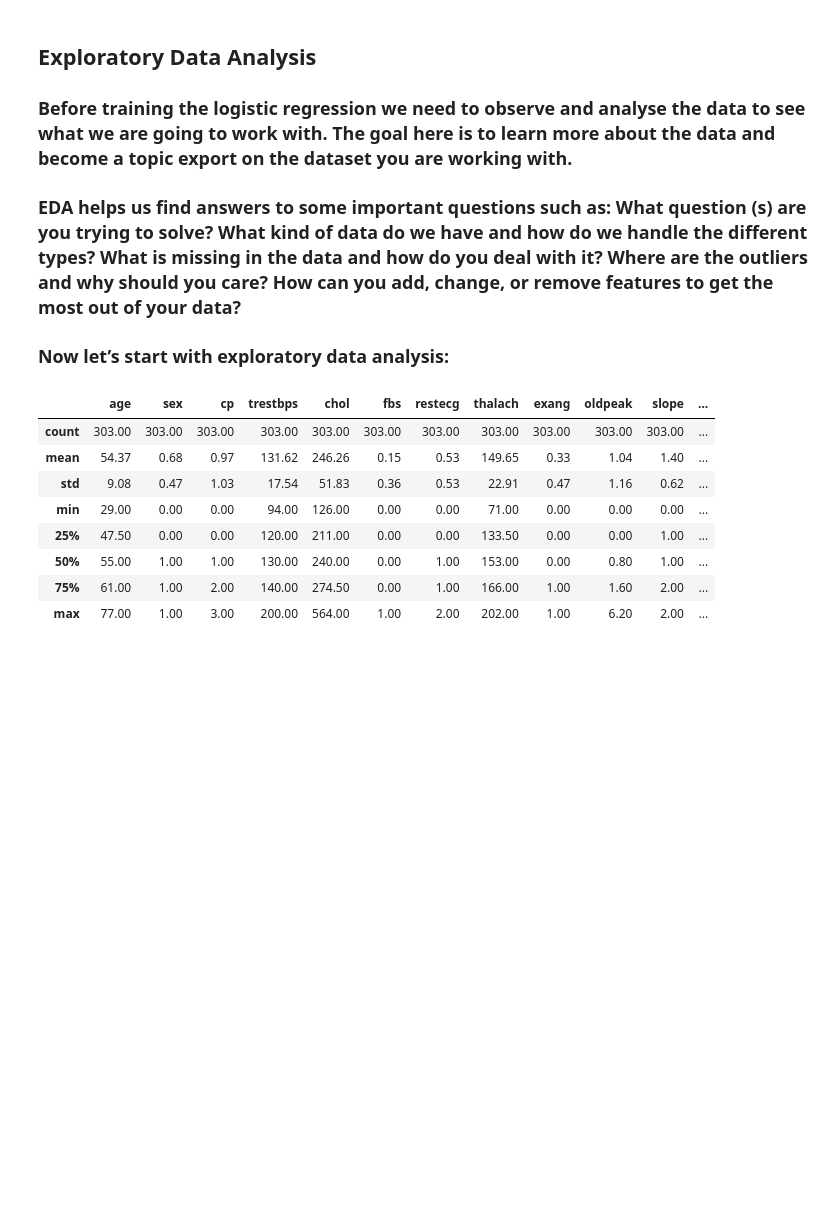
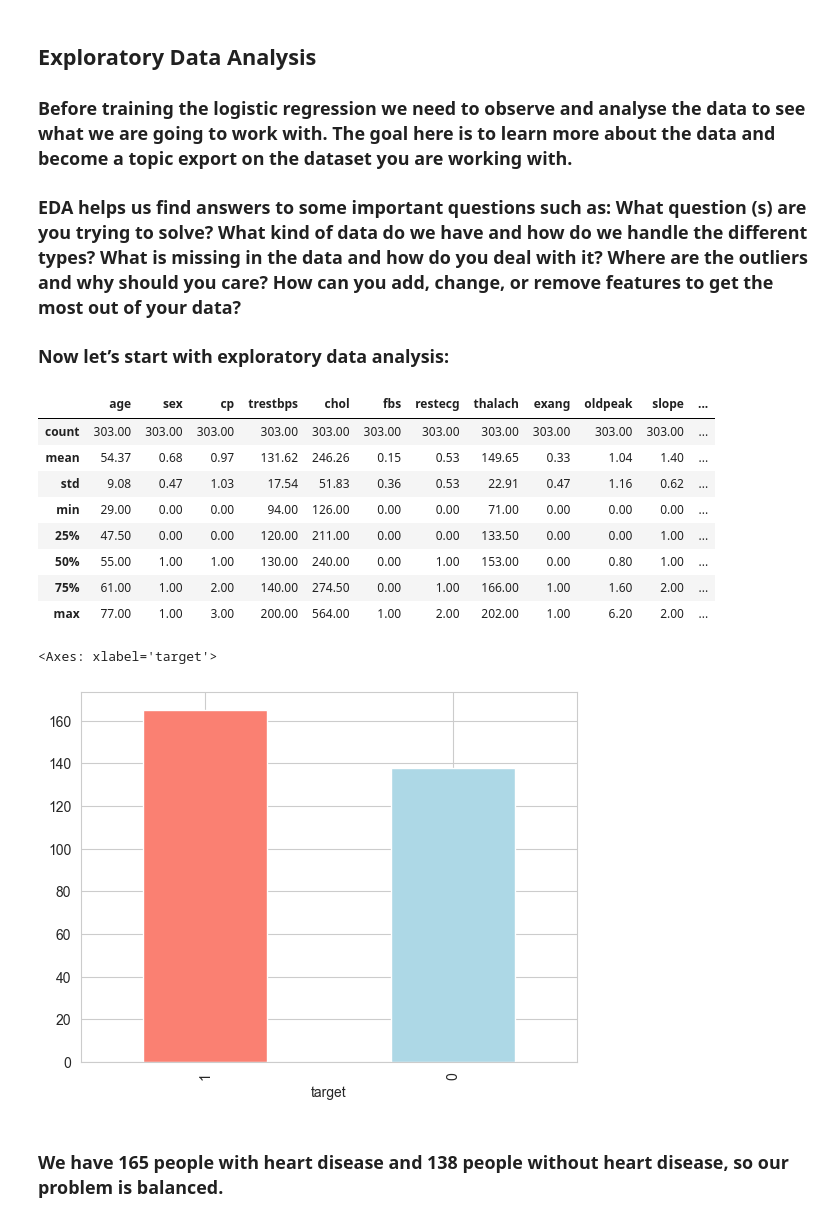
Before and after one commit to nandodevs/heart_disease_prediction, a Jupyter notebook: src/notebooks/eda.ipynb, the cells around one changed output. Saved outputs shown, nothing was run; the diff lists cells and outputs as text; code cells hidden in the pictures; blank space fills up the shorter version.

Commit message:
Create EDA in project

```diff
--- a/src/notebooks/eda.ipynb
+++ b/src/notebooks/eda.ipynb
@@ -21,0 +11,3 @@ df.head()
+# %%
+df_raw = pd.read_csv("/PROJECTS/Data_Science/heart_disease_prediction/data/crude/heart.csv")
+df_raw.head()
@@ -39,3 +38,10 @@ df.describe()
 | 50% | 55.00 | 1.00 | 1.00 | 130.00 | 240.00 | 0.00 | 1.00 | 153.00 | 0.00 | 0.80 | 1.00 | ... |
 | 75% | 61.00 | 1.00 | 2.00 | 140.00 | 274.50 | 0.00 | 1.00 | 166.00 | 1.00 | 1.60 | 2.00 | ... |
 | max | 77.00 | 1.00 | 3.00 | 200.00 | 564.00 | 1.00 | 2.00 | 202.00 | 1.00 | 6.20 | 2.00 | ... |
+# %%
+df_raw.target.value_counts().plot(kind="bar", color=["salmon", "lightblue"])
+# %% [output]
+<Axes: xlabel='target'>
+[figure, added]
+# %% [markdown]
+### We have 165 people with heart disease and 138 people without heart disease, so our problem is balanced.
```
Also changed, not shown: parts of 15 cells of this notebook.
